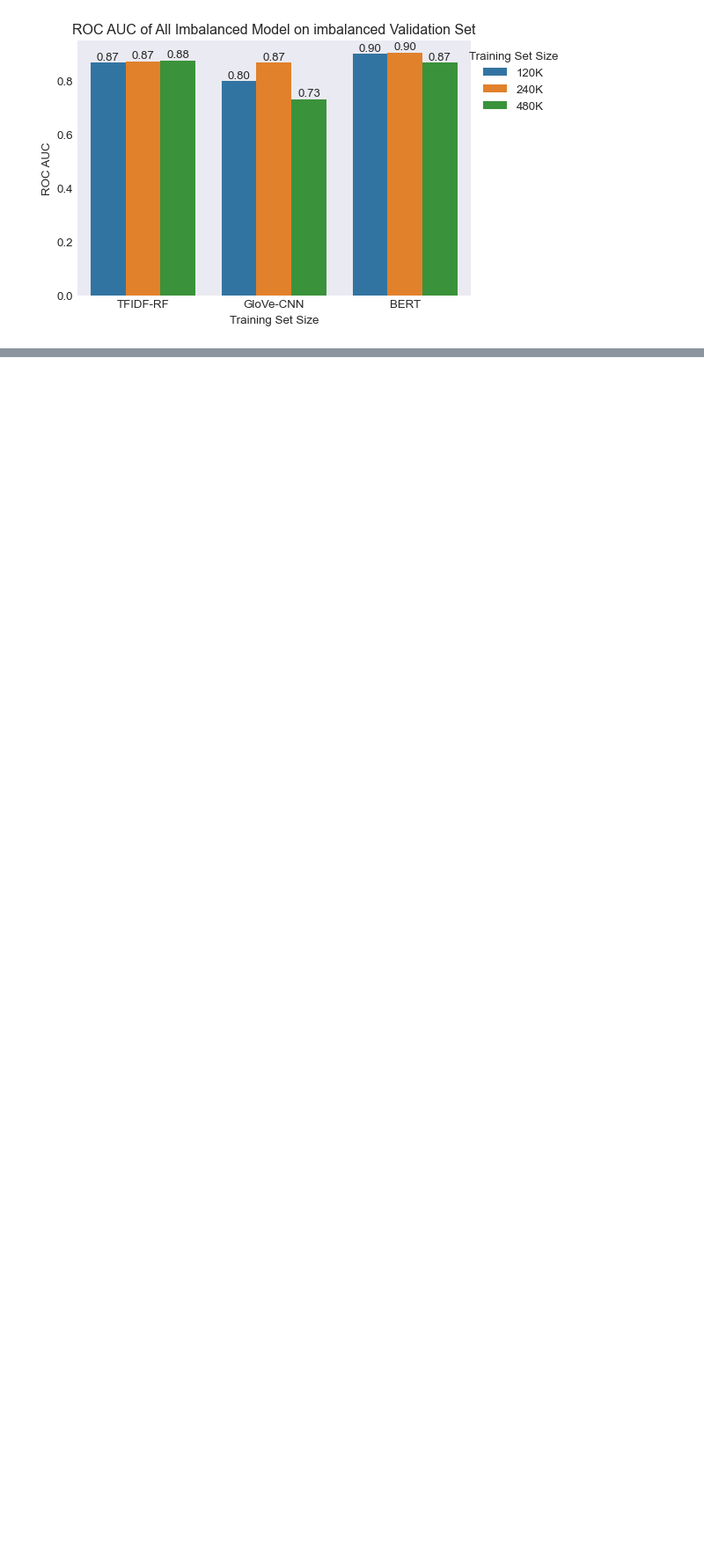
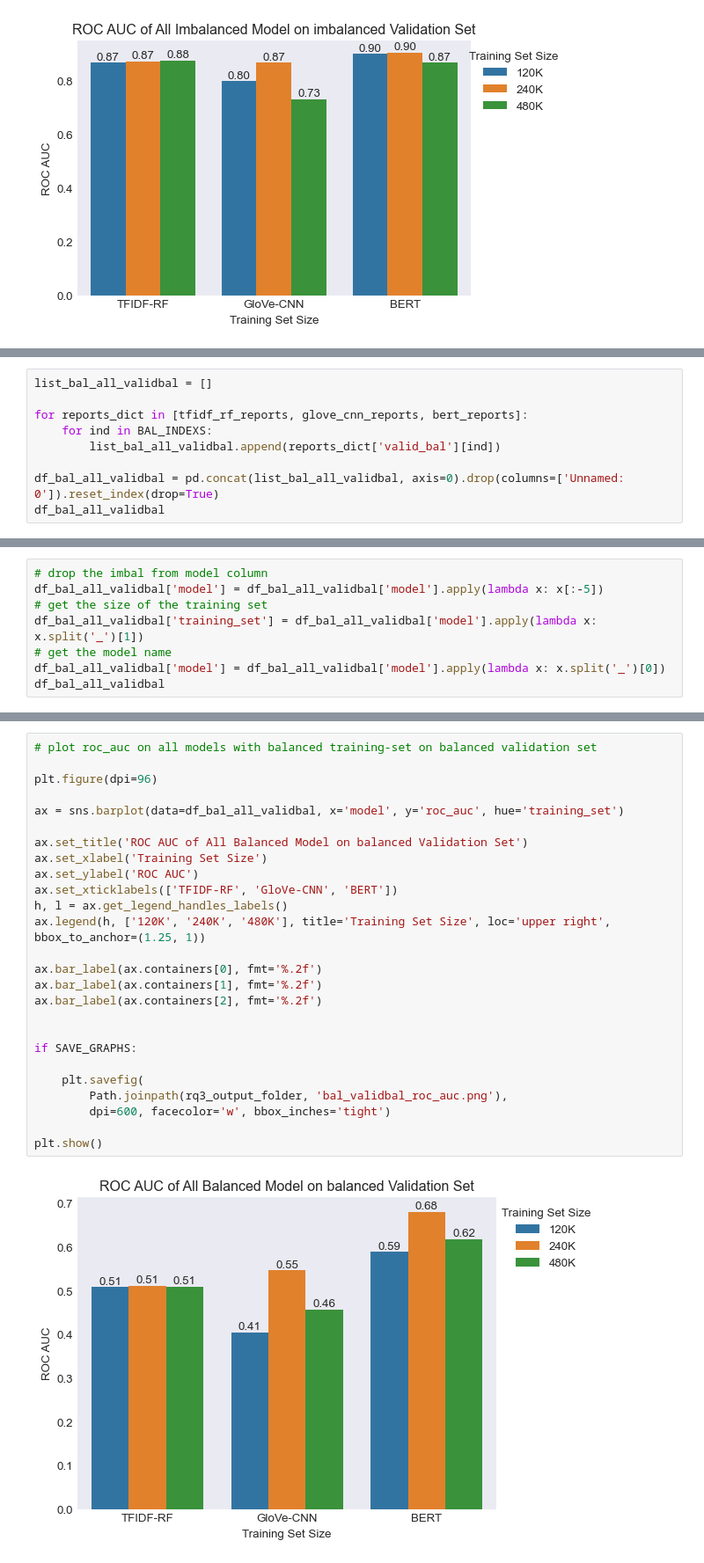
Before and after one commit to JackyLee1230/FYP, a Jupyter notebook: NLP/dev-workspace/sa/evaluation_all.ipynb, the cells around one changed output, grey strips where cells are left out. Shown at 88% size. Drawn from its saved outputs; the diff is of its cells as text; blank space fills up the shorter version.

```diff
--- a/NLP/dev-workspace/sa/evaluation_all.ipynb
+++ b/NLP/dev-workspace/sa/evaluation_all.ipynb
@@ -1432,0 +1437,9 @@ plt.show()
+# %%
+list_bal_all_validbal = []
+
+for reports_dict in [tfidf_rf_reports, glove_cnn_reports, bert_reports]:
+    for ind in BAL_INDEXS:
+        list_bal_all_validbal.append(reports_dict['valid_bal'][ind])
+
+df_bal_all_validbal = pd.concat(list_bal_all_validbal, axis=0).drop(columns=['Unnamed: 0']).reset_index(drop=True)
+df_bal_all_validbal
@@ -1432,0 +1457,8 @@ plt.show()
+# %%
+# drop the imbal from model column
+df_bal_all_validbal['model'] = df_bal_all_validbal['model'].apply(lambda x: x[:-5])
+# get the size of the training set
+df_bal_all_validbal['training_set'] = df_bal_all_validbal['model'].apply(lambda x: x.split('_')[1])
+# get the model name
+df_bal_all_validbal['model'] = df_bal_all_validbal['model'].apply(lambda x: x.split('_')[0])
+df_bal_all_validbal
@@ -1432,0 +1476,28 @@ plt.show()
+# %%
+# plot roc_auc on all models with balanced training-set on balanced validation set
+
+plt.figure(dpi=96)
+
+ax = sns.barplot(data=df_bal_all_validbal, x='model', y='roc_auc', hue='training_set')
+
+ax.set_title('ROC AUC of All Balanced Model on balanced Validation Set')
+ax.set_xlabel('Training Set Size')
+ax.set_ylabel('ROC AUC')
+ax.set_xticklabels(['TFIDF-RF', 'GloVe-CNN', 'BERT'])
+h, l = ax.get_legend_handles_labels()
+ax.legend(h, ['120K', '240K', '480K'], title='Training Set Size', loc='upper right', bbox_to_anchor=(1.25, 1))
+
+ax.bar_label(ax.containers[0], fmt='%.2f')
+ax.bar_label(ax.containers[1], fmt='%.2f')
+ax.bar_label(ax.containers[2], fmt='%.2f')
+
+
+if SAVE_GRAPHS:
+
+    plt.savefig(
+        Path.joinpath(rq3_output_folder, 'bal_validbal_roc_auc.png'),
+        dpi=600, facecolor='w', bbox_inches='tight')
+
+plt.show()
+# %% [output]
+[figure, added]
```
Also changed, not shown: parts of 4 cells of this notebook, 3 other files.
